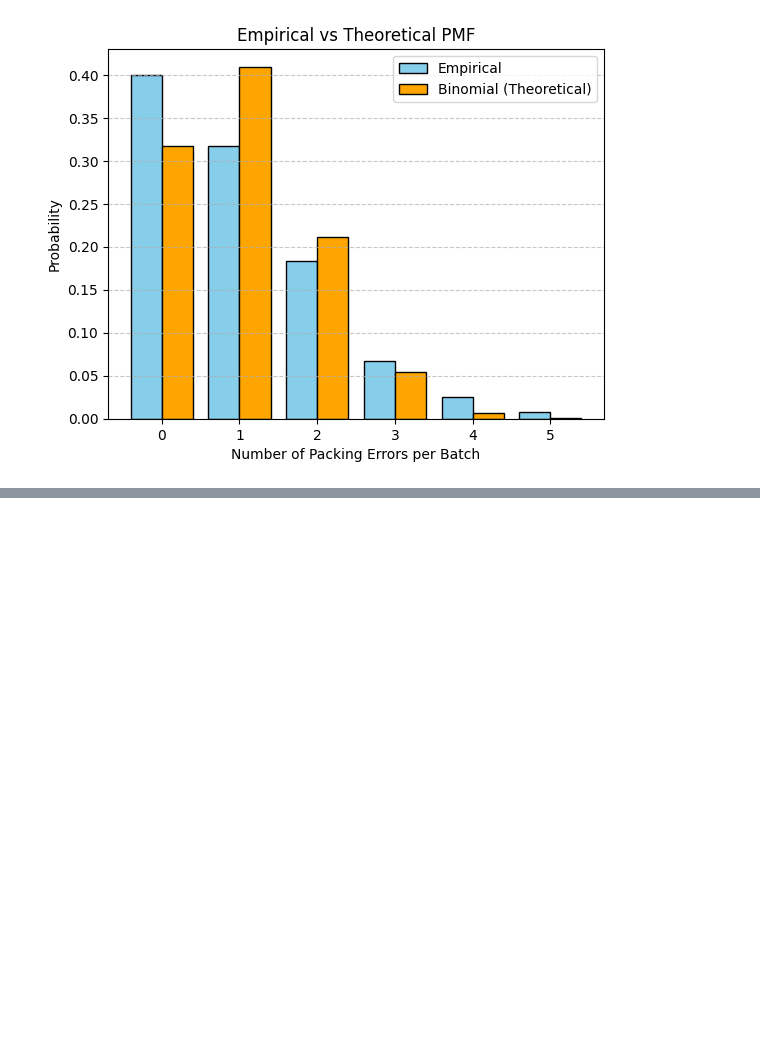
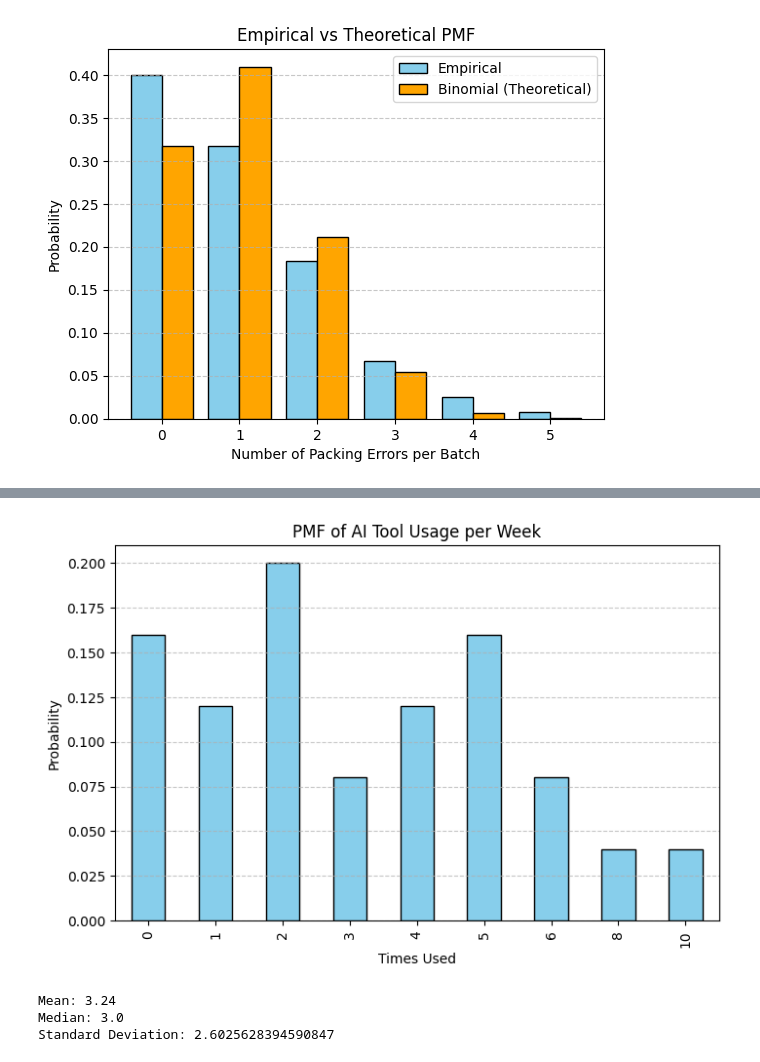
Before and after one commit to Puskar-2212/Data-analysis-tasks, a Jupyter notebook: HCAI5DS02_Puskar_worksheet3.ipynb, the cells around one changed output, grey strips where cells are left out. Drawn from its saved outputs; the diff is of its cells as text; code cells hidden in the pictures; blank space fills up the shorter version.

```diff
--- a/HCAI5DS02_Puskar_worksheet3.ipynb
+++ b/HCAI5DS02_Puskar_worksheet3.ipynb
@@ -71,3 +71,11 @@ plt.grid(axis='y', linestyle='--', alpha=0.7)
 plt.show()
 # %% [output]
 [figure]
+# %%
+df.loc[df["Times Used"] > 20, "Times Used"] = 20
+# %%
+df.reset_index(drop=True, inplace=True)
+
+# Step 9: Final check (optional)
+print("\nCleaned summary of 'Times Used':")
+print(df["Times Used"].describe())
@@ -73,0 +93,22 @@ plt.show()
+# %%
+# Calculate PMF
+pmf = df["Times Used"].value_counts(normalize=True).sort_index()
+
+# Plot PMF
+plt.figure(figsize=(8, 5))
+pmf.plot(kind="bar", color="skyblue", edgecolor="black")
+plt.title("PMF of AI Tool Usage per Week")
+plt.xlabel("Times Used")
+plt.ylabel("Probability")
+plt.grid(axis='y', linestyle='--', alpha=0.7)
+plt.show()
+# %% [output]
+[figure, added]
+# %%
+print("Mean:", df["Times Used"].mean())
+print("Median:", df["Times Used"].median())
+print("Standard Deviation:", df["Times Used"].std())
+# %% [output]
+Mean: 3.24
+Median: 3.0
+Standard Deviation: 2.6025628394590847
```
Also changed, not shown: parts of 20 cells of this notebook.
